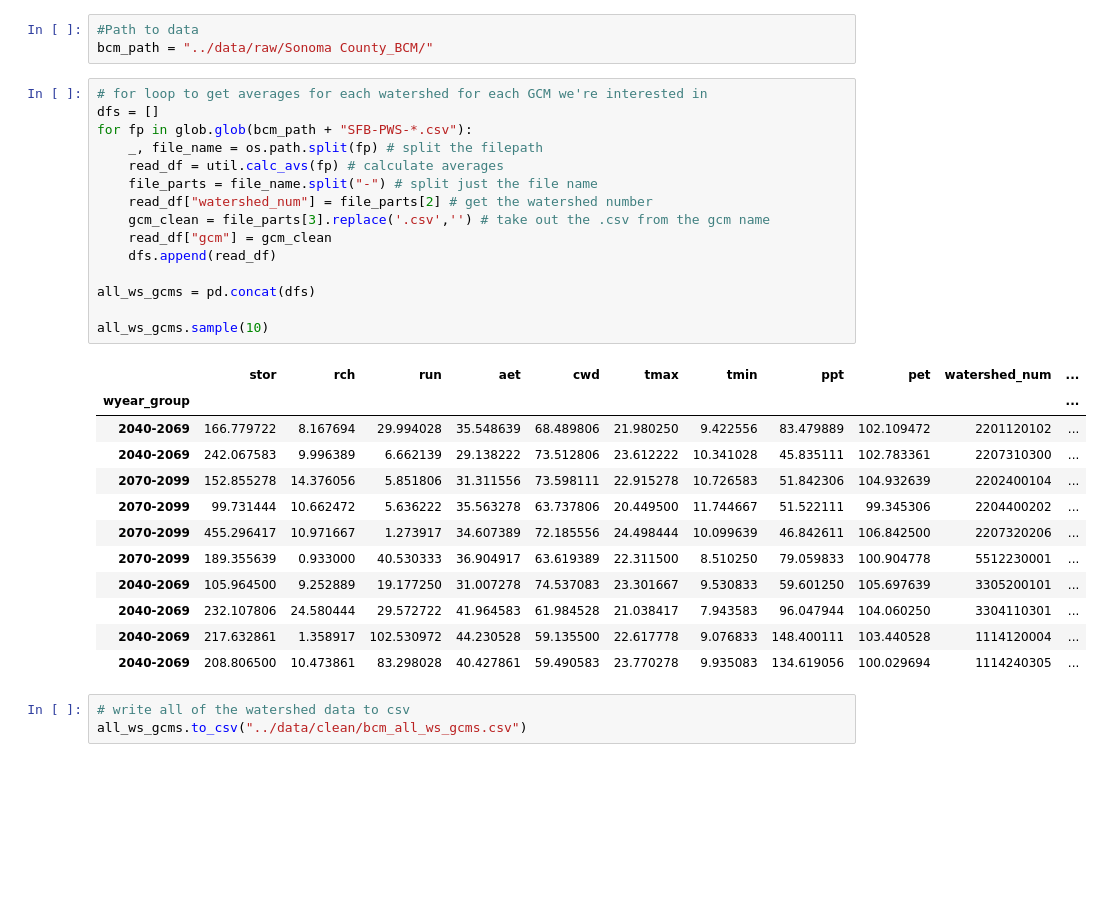
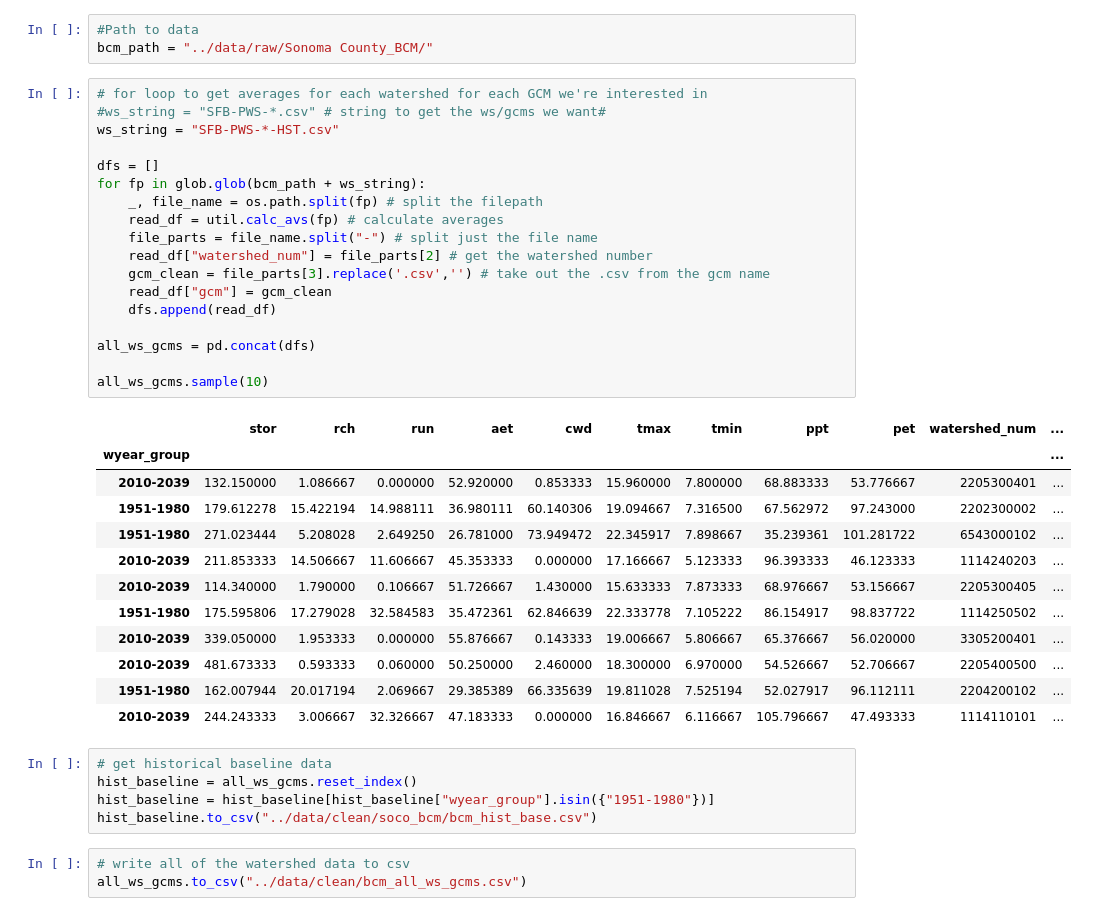
Before and after one commit to acmarley-erg/soco_resilience, a Jupyter notebook: py/bcm_processing.ipynb, the cells around one changed output. Drawn from its saved outputs; the diff is of its cells as text; blank space fills up the shorter version.

Commit message:
expanded to include historical data

```diff
--- a/py/bcm_processing.ipynb
+++ b/py/bcm_processing.ipynb
@@ -17,32 +17,40 @@ import util
 bcm_path = "../data/raw/Sonoma County_BCM/"
 # %%
 # for loop to get averages for each watershed for each GCM we're interested in
+#ws_string = "SFB-PWS-*.csv" # string to get the ws/gcms we want#
+ws_string = "SFB-PWS-*-HST.csv"
+
 dfs = []
-for fp in glob.glob(bcm_path + "SFB-PWS-*.csv"):
+for fp in glob.glob(bcm_path + ws_string):
     _, file_name = os.path.split(fp) # split the filepath
     read_df = util.calc_avs(fp) # calculate averages
     file_parts = file_name.split("-") # split just the file name
     read_df["watershed_num"] = file_parts[2] # get the watershed number
     gcm_clean = file_parts[3].replace('.csv','') # take out the .csv from the gcm name
     read_df["gcm"] = gcm_clean
     dfs.append(read_df)
 
 all_ws_gcms = pd.concat(dfs)
 
 all_ws_gcms.sample(10)
 # %% [output]
 |  | stor | rch | run | aet | cwd | tmax | tmin | ppt | pet | watershed_num | ... |
 | wyear_group |  |  |  |  |  |  |  |  |  |  | ... |
-| 2040-2069 | 166.779722 | 8.167694 | 29.994028 | 35.548639 | 68.489806 | 21.980250 | 9.422556 | 83.479889 | 102.109472 | 2201120102 | ... |
-| 2040-2069 | 242.067583 | 9.996389 | 6.662139 | 29.138222 | 73.512806 | 23.612222 | 10.341028 | 45.835111 | 102.783361 | 2207310300 | ... |
-| 2070-2099 | 152.855278 | 14.376056 | 5.851806 | 31.311556 | 73.598111 | 22.915278 | 10.726583 | 51.842306 | 104.932639 | 2202400104 | ... |
-| 2070-2099 | 99.731444 | 10.662472 | 5.636222 | 35.563278 | 63.737806 | 20.449500 | 11.744667 | 51.522111 | 99.345306 | 2204400202 | ... |
-| 2070-2099 | 455.296417 | 10.971667 | 1.273917 | 34.607389 | 72.185556 | 24.498444 | 10.099639 | 46.842611 | 106.842500 | 2207320206 | ... |
-| 2070-2099 | 189.355639 | 0.933000 | 40.530333 | 36.904917 | 63.619389 | 22.311500 | 8.510250 | 79.059833 | 100.904778 | 5512230001 | ... |
-| 2040-2069 | 105.964500 | 9.252889 | 19.177250 | 31.007278 | 74.537083 | 23.301667 | 9.530833 | 59.601250 | 105.697639 | 3305200101 | ... |
-| 2040-2069 | 232.107806 | 24.580444 | 29.572722 | 41.964583 | 61.984528 | 21.038417 | 7.943583 | 96.047944 | 104.060250 | 3304110301 | ... |
-| 2040-2069 | 217.632861 | 1.358917 | 102.530972 | 44.230528 | 59.135500 | 22.617778 | 9.076833 | 148.400111 | 103.440528 | 1114120004 | ... |
-| 2040-2069 | 208.806500 | 10.473861 | 83.298028 | 40.427861 | 59.490583 | 23.770278 | 9.935083 | 134.619056 | 100.029694 | 1114240305 | ... |
+| 2010-2039 | 132.150000 | 1.086667 | 0.000000 | 52.920000 | 0.853333 | 15.960000 | 7.800000 | 68.883333 | 53.776667 | 2205300401 | ... |
+| 1951-1980 | 179.612278 | 15.422194 | 14.988111 | 36.980111 | 60.140306 | 19.094667 | 7.316500 | 67.562972 | 97.243000 | 2202300002 | ... |
+| 1951-1980 | 271.023444 | 5.208028 | 2.649250 | 26.781000 | 73.949472 | 22.345917 | 7.898667 | 35.239361 | 101.281722 | 6543000102 | ... |
+| 2010-2039 | 211.853333 | 14.506667 | 11.606667 | 45.353333 | 0.000000 | 17.166667 | 5.123333 | 96.393333 | 46.123333 | 1114240203 | ... |
+| 2010-2039 | 114.340000 | 1.790000 | 0.106667 | 51.726667 | 1.430000 | 15.633333 | 7.873333 | 68.976667 | 53.156667 | 2205300405 | ... |
+| 1951-1980 | 175.595806 | 17.279028 | 32.584583 | 35.472361 | 62.846639 | 22.333778 | 7.105222 | 86.154917 | 98.837722 | 1114250502 | ... |
+| 2010-2039 | 339.050000 | 1.953333 | 0.000000 | 55.876667 | 0.143333 | 19.006667 | 5.806667 | 65.376667 | 56.020000 | 3305200401 | ... |
+| 2010-2039 | 481.673333 | 0.593333 | 0.060000 | 50.250000 | 2.460000 | 18.300000 | 6.970000 | 54.526667 | 52.706667 | 2205400500 | ... |
+| 1951-1980 | 162.007944 | 20.017194 | 2.069667 | 29.385389 | 66.335639 | 19.811028 | 7.525194 | 52.027917 | 96.112111 | 2204200102 | ... |
+| 2010-2039 | 244.243333 | 3.006667 | 32.326667 | 47.183333 | 0.000000 | 16.846667 | 6.116667 | 105.796667 | 47.493333 | 1114110101 | ... |
+# %%
+# get historical baseline data
+hist_baseline = all_ws_gcms.reset_index()
+hist_baseline = hist_baseline[hist_baseline["wyear_group"].isin({"1951-1980"})]
+hist_baseline.to_csv("../data/clean/soco_bcm/bcm_hist_base.csv")
 # %%
 # write all of the watershed data to csv
 all_ws_gcms.to_csv("../data/clean/bcm_all_ws_gcms.csv")
```
Also changed, not shown: 1 other file.
